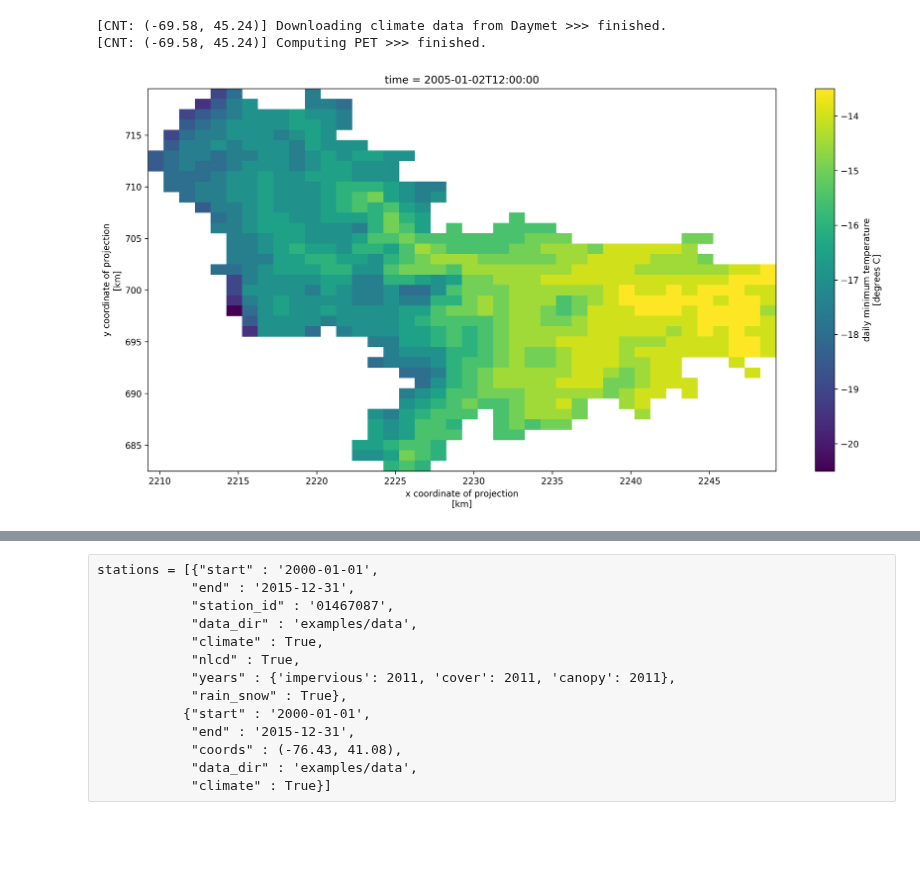
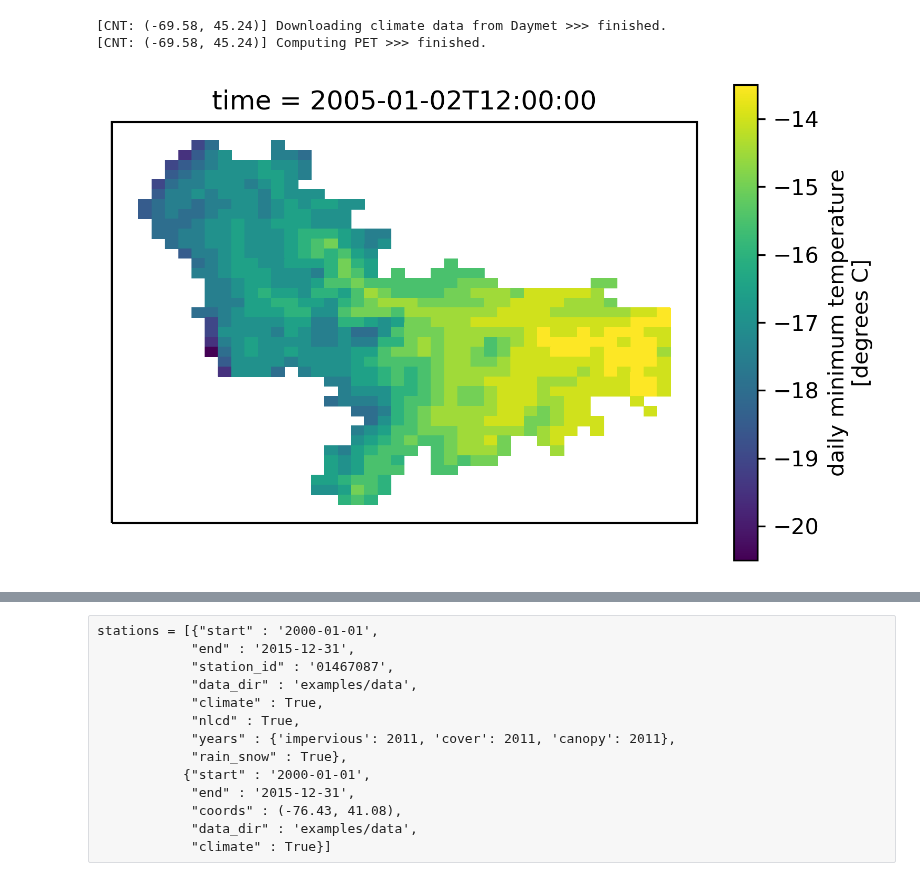
Before and after one commit to hyriver/pygeohydro, a Jupyter notebook: Untitled.ipynb, the cells around one changed output, grey strips where cells are left out. Cells and saved outputs as stored; diff of their text form; code cells hidden in the pictures; blank space fills up the shorter version.

```diff
--- a/Untitled.ipynb
+++ b/Untitled.ipynb
@@ -35,11 +35,17 @@ clm_grd = daymet_bygeom(wshed.geometry, start='2005-01-01', end='2005-01-31', va
 # %% [output]
 [CNT: (-69.58, 45.24)] Downloading climate data from Daymet >>> finished.
 [CNT: (-69.58, 45.24)] Computing PET >>> finished.
-# %%
-ax = clm_grd.isel(time=1).tmin.plot(aspect=2, size=8)
-ax.figure.savefig('readme_temp.png', bbox_to_inch='tight', dpi=300)
-# %% [output]
-[figure, removed]
+# %%
+import cartopy.crs as ccrs
+import matplotlib.pyplot as plt
+
+# Daymet data projection
+lcc = ccrs.LambertConformal(standard_parallels=(25, 60), central_longitude=-100, central_latitude=42.5)
+ax = plt.axes(projection=ccrs.PlateCarree())
+clm_grd.isel(time=1).tmin.plot(ax=ax, transform=lcc)
+ax.figure.savefig('readme_temp.png', bbox_to_inch='tight', dpi=300)
+# %% [output]
+[figure, added]
 # %%
 stations = wshed.watershed.get_stations()
 stations_upto_150 = wshed.watershed.get_stations(navigation="upstreamMain", distance=150)
```
Also changed, not shown: parts of 4 cells of this notebook, 6 other files.
